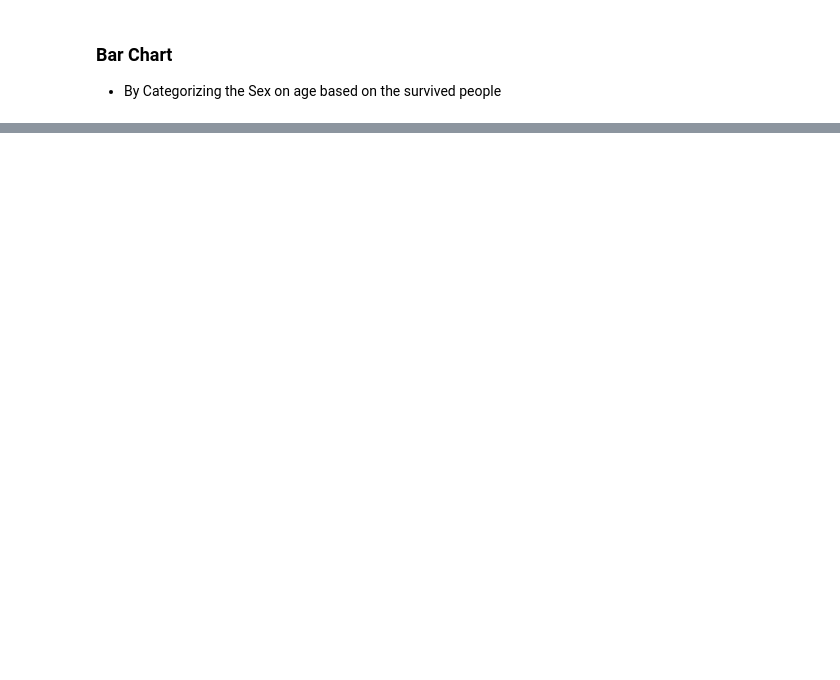
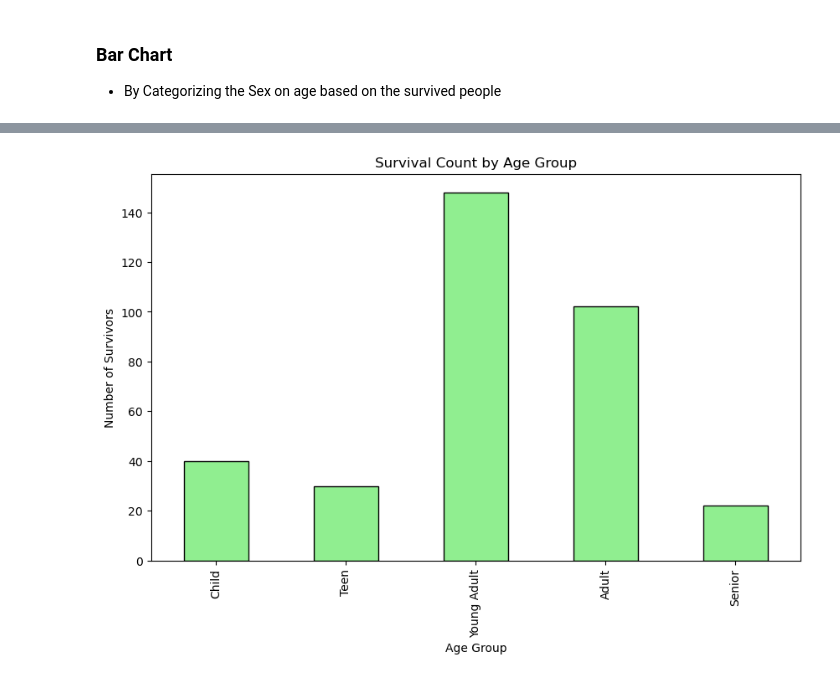
Before and after one commit to ahmadkamrans/titanic-dataset-analysis, a Jupyter notebook: dataAnalysis.ipynb, the cells around one changed output, grey strips where cells are left out. Drawn from its saved outputs; the diff is of its cells as text; code cells hidden in the pictures; blank space fills up the shorter version.

```diff
--- a/dataAnalysis.ipynb
+++ b/dataAnalysis.ipynb
@@ -339,0 +345,11 @@ plt.show()
+# %%
+age_group_notSurvived = df[df['Survived'] == 0]['AgeGroup'].value_counts().sort_index()
+
+plt.figure(figsize=(10,6))
+age_group_survival.plot(kind='bar', color='lightgreen', edgecolor='black')
+plt.xlabel("Age Group")
+plt.ylabel("Number of Survivors")
+plt.title("Survival Count by Age Group")
+plt.show()
+# %% [output]
+[figure, added]
```
Also changed, not shown: parts of 12 cells of this notebook.
